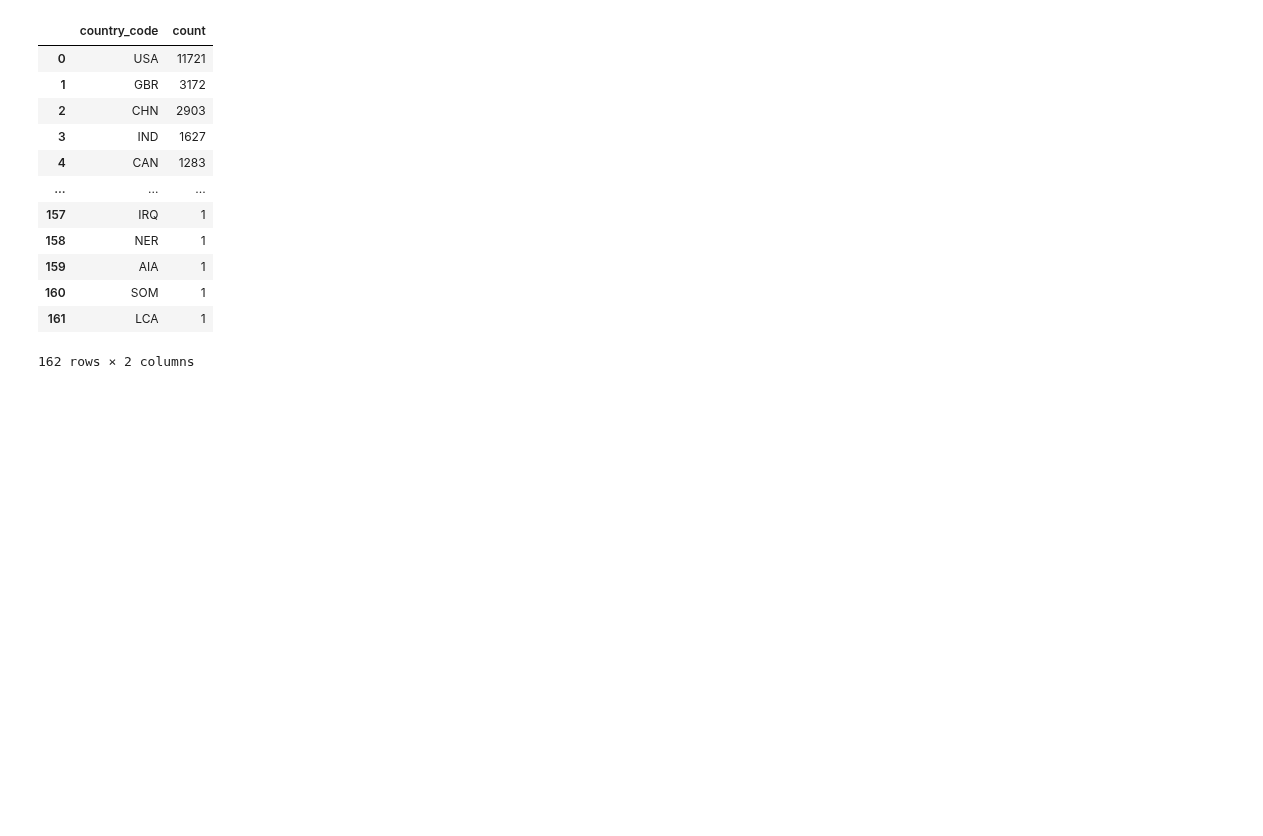
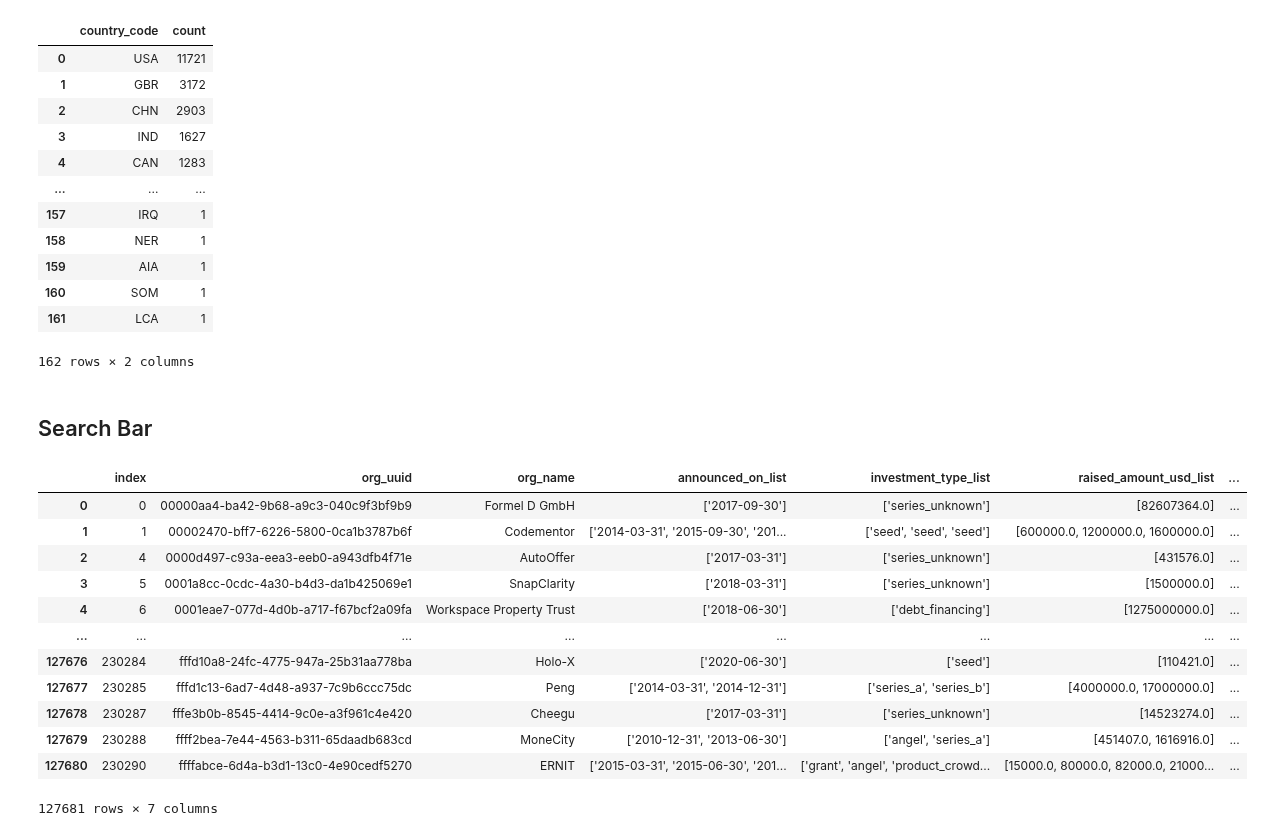
Before and after one commit to StardustLID/TEMG4952A-TEAM-5, a Jupyter notebook: backend/csv_helper.ipynb, the cells around one changed output. Cells and saved outputs as stored; diff of their text form; code cells hidden in the pictures; blank space fills up the shorter version.

```diff
--- a/backend/csv_helper.ipynb
+++ b/backend/csv_helper.ipynb
@@ -925,3 +925,23 @@ df_countries
 | 160 | SOM | 1 |
 | 161 | LCA | 1 |
 162 rows × 2 columns
+# %% [markdown]
+## Search Bar
+# %%
+import pandas as pd
+df = pd.read_csv("../Week3_Onwards/frontend_funding_per_round_list.csv")
+df
+# %% [output]
+|  | index | org_uuid | org_name | announced_on_list | investment_type_list | raised_amount_usd_list | ... |
+| 0 | 0 | 00000aa4-ba42-9b68-a9c3-040c9f3bf9b9 | Formel D GmbH | ['2017-09-30'] | ['series_unknown'] | [82607364.0] | ... |
+| 1 | 1 | 00002470-bff7-6226-5800-0ca1b3787b6f | Codementor | ['2014-03-31', '2015-09-30', '201... | ['seed', 'seed', 'seed'] | [600000.0, 1200000.0, 1600000.0] | ... |
+| 2 | 4 | 0000d497-c93a-eea3-eeb0-a943dfb4f71e | AutoOffer | ['2017-03-31'] | ['series_unknown'] | [431576.0] | ... |
+| 3 | 5 | 0001a8cc-0cdc-4a30-b4d3-da1b425069e1 | SnapClarity | ['2018-03-31'] | ['series_unknown'] | [1500000.0] | ... |
+| 4 | 6 | 0001eae7-077d-4d0b-a717-f67bcf2a09fa | Workspace Property Trust | ['2018-06-30'] | ['debt_financing'] | [1275000000.0] | ... |
+| ... | ... | ... | ... | ... | ... | ... | ... |
+| 127676 | 230284 | fffd10a8-24fc-4775-947a-25b31aa778ba | Holo-X | ['2020-06-30'] | ['seed'] | [110421.0] | ... |
+| 127677 | 230285 | fffd1c13-6ad7-4d48-a937-7c9b6ccc75dc | Peng | ['2014-03-31', '2014-12-31'] | ['series_a', 'series_b'] | [4000000.0, 17000000.0] | ... |
+| 127678 | 230287 | fffe3b0b-8545-4414-9c0e-a3f961c4e420 | Cheegu | ['2017-03-31'] | ['series_unknown'] | [14523274.0] | ... |
+| 127679 | 230288 | ffff2bea-7e44-4563-b311-65daadb683cd | MoneCity | ['2010-12-31', '2013-06-30'] | ['angel', 'series_a'] | [451407.0, 1616916.0] | ... |
+| 127680 | 230290 | ffffabce-6d4a-b3d1-13c0-4e90cedf5270 | ERNIT | ['2015-03-31', '2015-06-30', '201... | ['grant', 'angel', 'product_crowd... | [15000.0, 80000.0, 82000.0, 21000... | ... |
+127681 rows × 7 columns
```
Also changed, not shown: parts of 2 cells of this notebook, 2 other files.
